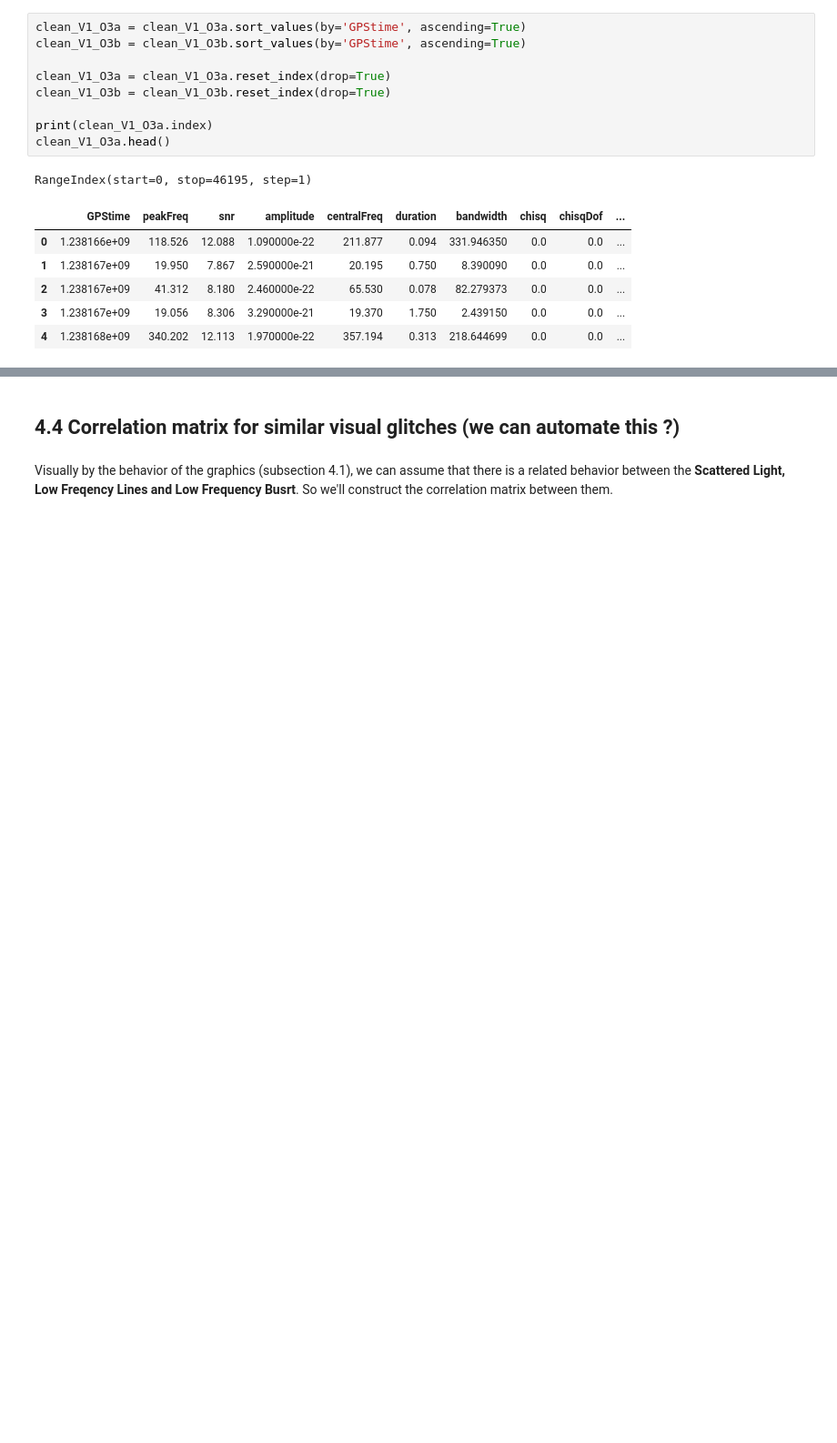
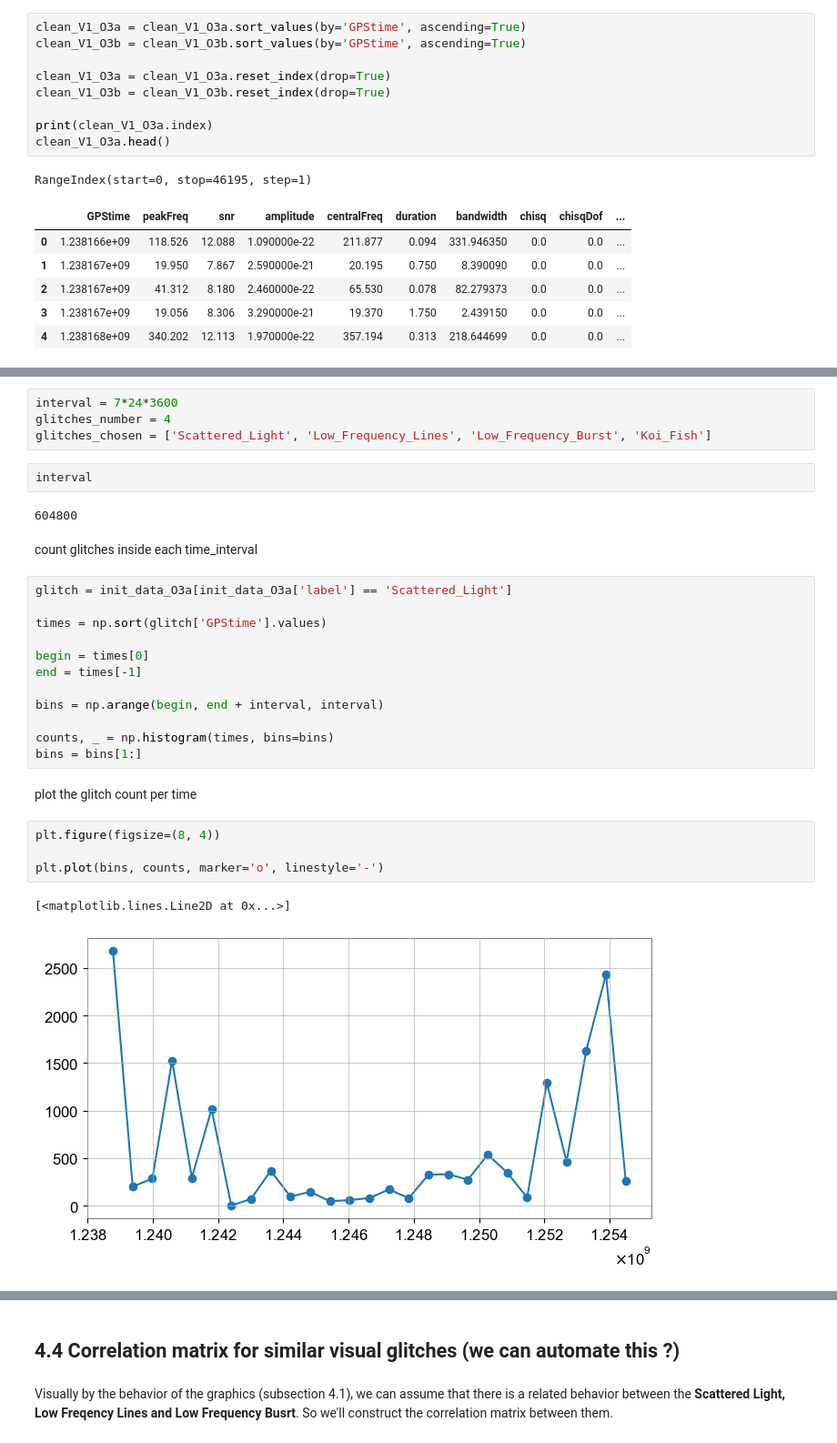
Before and after one commit to physerikc/gravitational-waves, a Jupyter notebook: glitch_statistic_O3run.ipynb, the cells around one changed output, grey strips where cells are left out. Shown at 91% size. Cells and saved outputs as stored; diff of their text form; blank space fills up the shorter version.

```diff
--- a/glitch_statistic_O3run.ipynb
+++ b/glitch_statistic_O3run.ipynb
@@ -253,0 +156,31 @@ plt.plot(time_gps, Q)
+# %%
+interval = 7*24*3600
+glitches_number = 4
+glitches_chosen = ['Scattered_Light', 'Low_Frequency_Lines', 'Low_Frequency_Burst', 'Koi_Fish']
+# %%
+interval
+# %% [output]
+604800
+# %% [markdown]
+count glitches inside each time_interval
+# %%
+glitch = init_data_O3a[init_data_O3a['label'] == 'Scattered_Light']
+
+times = np.sort(glitch['GPStime'].values)
+
+begin = times[0]
+end = times[-1]
+
+bins = np.arange(begin, end + interval, interval)
+
+counts, _ = np.histogram(times, bins=bins)
+bins = bins[1:]
+# %% [markdown]
+plot the glitch count per time
+# %%
+plt.figure(figsize=(8, 4))
+
+plt.plot(bins, counts, marker='o', linestyle='-')
+# %% [output]
+[<matplotlib.lines.Line2D at 0x...>]
+[figure, added]
```
Also changed, not shown: parts of 37 cells of this notebook.
